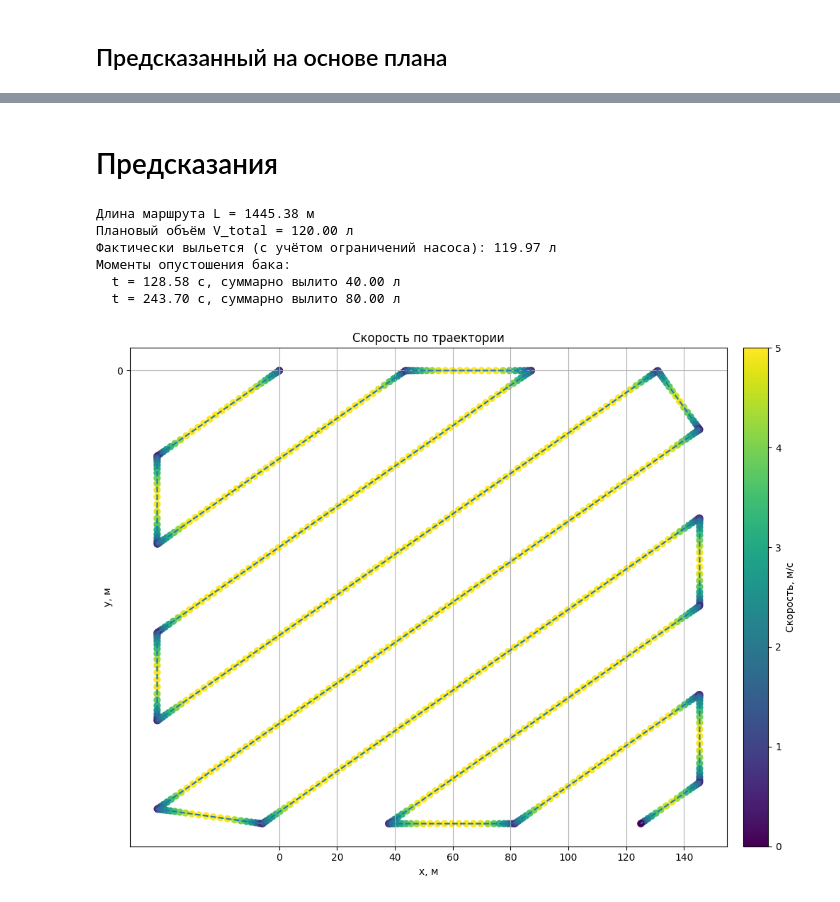
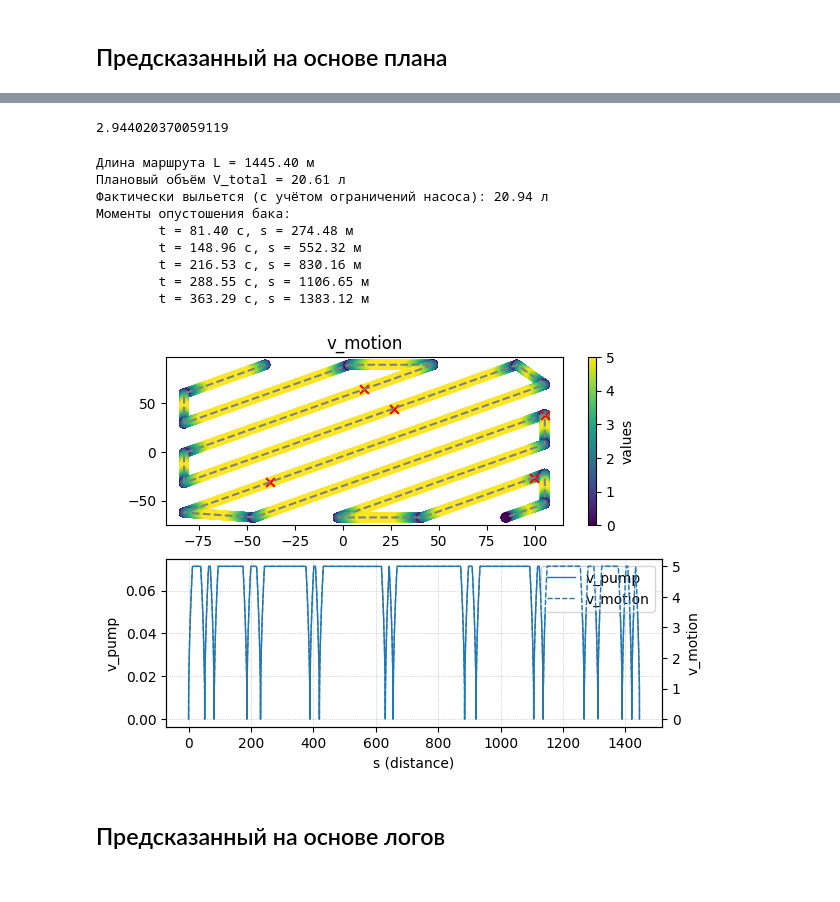
Before and after one commit to nodax-hub/Simulate, a Jupyter notebook: example.ipynb, the cells around one changed output, grey strips where cells are left out. Cells and saved outputs as stored; diff of their text form; code cells hidden in the pictures.

```diff
--- a/example.ipynb
+++ b/example.ipynb
@@ -210,6 +322,6 @@ gp = parse_key_points_from_qgc_plan(
     deduplicate=False,
 )
 # переводим гео координаты в xy
-plan_points: list[Point] = GeoPointToXY.geo_to_xy(gp)
+plan_points: list[Point] = to_xy_points(gp)
 scatter_with_color(plan_points, list(range(len(plan_points))), 'Порядок точек')
 # %% [output]
@@ -233,7 +345,7 @@ for f in flights:
         speed_list.append(telemetry['speed']['groundSpeed'])
 
     # переводим гео координаты в xy
-    points: list[Point] = GeoPointToXY.geo_to_xy(geo_points)
+    points: list[Point] = to_xy_points(geo_points)
 
     scatter_with_color_and_profile(points, speed_list)
 
@@ -244,16 +358,13 @@ for f in flights:
 # %% [markdown]
 ## Предсказанный на основе плана
 # %%
-from finalyze import PureLateralLimitTurnPolicy
-from finalyze import point_on_path
-
 # waypoints = [Point(x,y) for x,y in ((0, 0), (20, 0), (50, 0), (50, 50), (100, 50))]
 # waypoints = points_by_flight[0]['points']
 waypoints = plan_points
 motion = MotionConstraints(
-    v_max=5.0,
-    a_max=1.0,
-    d_max=1.0,
+    v_max=50.0,
+    a_max=10.0,
+    d_max=10.0,
     yaw_rate=90.0,
     turn_radius=0,
     a_lat_max=2.0,
@@ -273,2 +383,0 @@ scatter_with_color_and_profile(points, [profile.speed_at_distance(p) for p in s_
-# %% [markdown]
-# Предсказания
@@ -275,42 +386,63 @@ scatter_with_color_and_profile(points, [profile.speed_at_distance(p) for p in s_
+# %%
+sqm_to_hectares(plan_polygon.area)
+# %% [output]
+2.944020370059119
 # %%
-t_list, s_list, speed_list = profile.simulate_time_param(dt=0.5)
+t_list, s_list, speed_list = profile.simulate_time_param(dt=0.01)
 
-V_total = 120.0  # л — нужно вылить на всём маршруте
+norma = 7 # Норма внесения Литры/Га
+pump_min_speed = 1 # л/мин
+pump_max_speed = 6.7 # л/мин
+tank_volume = 4 # л
+
+V_total = norma * sqm_to_hectares(plan_polygon.area)  # л — нужно вылить на всём маршруте
 
 constraints = PumpConstraints(
-    q_min=0.02,  # л/с
-    q_max=2.5,  # л/с
-    tank_volume=40.0,  # л
+    q_min=pump_min_speed / 60,  # л/с
+    q_max=pump_max_speed / 60,  # л/с
+    tank_volume=tank_volume,  # л
     low_mode=BoundaryAction.ZERO,
     high_mode=BoundaryAction.CLAMP,
 )
 
 pump = PumpController(constraints)
 
 plan = pump.compute_flow_series(
     t=t_list,
     v_motion=speed_list,
     L=profile.total_distance,
     V_total=V_total,
 )
 
-# 5) Проверки/отчёт
 print(f"Длина маршрута L = {profile.total_distance :.2f} м")
 print(f"Плановый объём V_total = {V_total:.2f} л")
 print(f"Фактически выльется (с учётом ограничений насоса): {pump.total_dispensed(plan) :.2f} л")
+empty_s_list = [profile.distance_at_time(t) for t, v in plan.empty_events]
+
 if plan.empty_events:
     print("Моменты опустошения бака:")
-    for t_empty, V_cum in plan.empty_events:
-        print(f"  t = {t_empty:.2f} с, суммарно вылито {V_cum:.2f} л")
+    for (t_empty, V_cum), s in zip(plan.empty_events, empty_s_list):
+        print(f"\tt = {t_empty:.2f} с, s = {s:.2f} м")
 else:
     print("Бак не опустошается в ходе полёта.")
 
-PolylineSampler.plot_trajectory_with_samples(waypoints, s_list, speed_list)
+list_pts = [point_on_path(waypoints, s) for s in s_list]
+
+plot_speeds_profile(list_pts,
+                    s_list,
+                    plan.q,
+                    speed_list,
+                    empty_s_list)
 # %% [output]
-Длина маршрута L = 1445.38 м
-Плановый объём V_total = 120.00 л
-Фактически выльется (с учётом ограничений насоса): 119.97 л
+Длина маршрута L = 1445.40 м
+Плановый объём V_total = 20.61 л
+Фактически выльется (с учётом ограничений насоса): 20.94 л
 Моменты опустошения бака:
-  t = 128.58 с, суммарно вылито 40.00 л
-  t = 243.70 с, суммарно вылито 80.00 л
+        t = 81.40 с, s = 274.48 м
+        t = 148.96 с, s = 552.32 м
+        t = 216.53 с, s = 830.16 м
+        t = 288.55 с, s = 1106.65 м
+        t = 363.29 с, s = 1383.12 м
-[figure, old version]
+[figure, new version]
+# %% [markdown]
+## Предсказанный на основе логов
```
Also changed, not shown: parts of 24 cells of this notebook, 3 other files.
